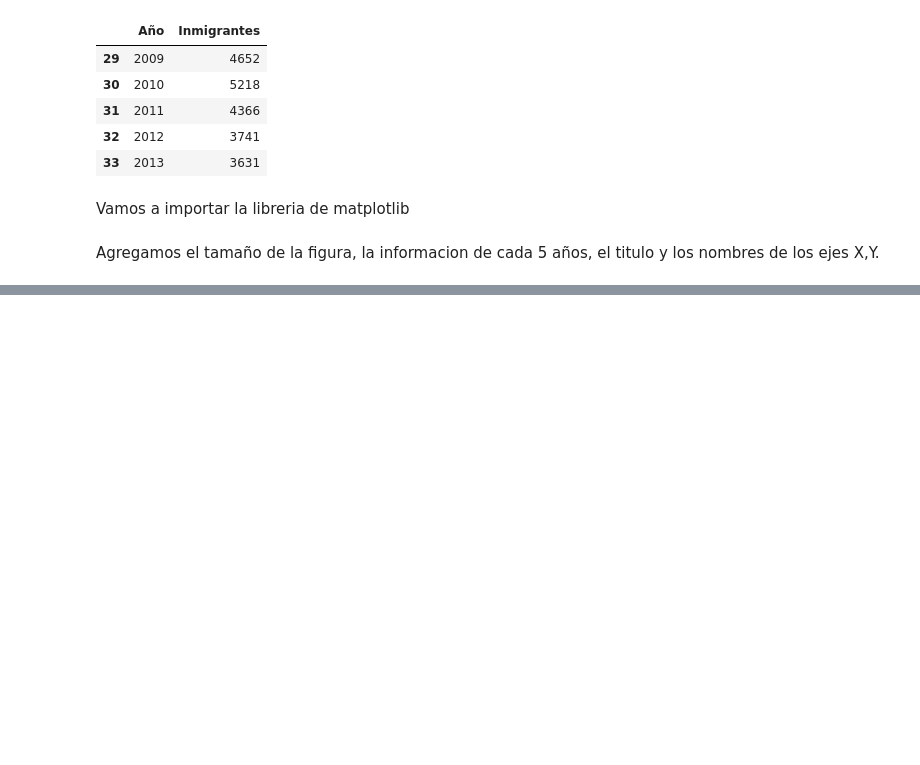
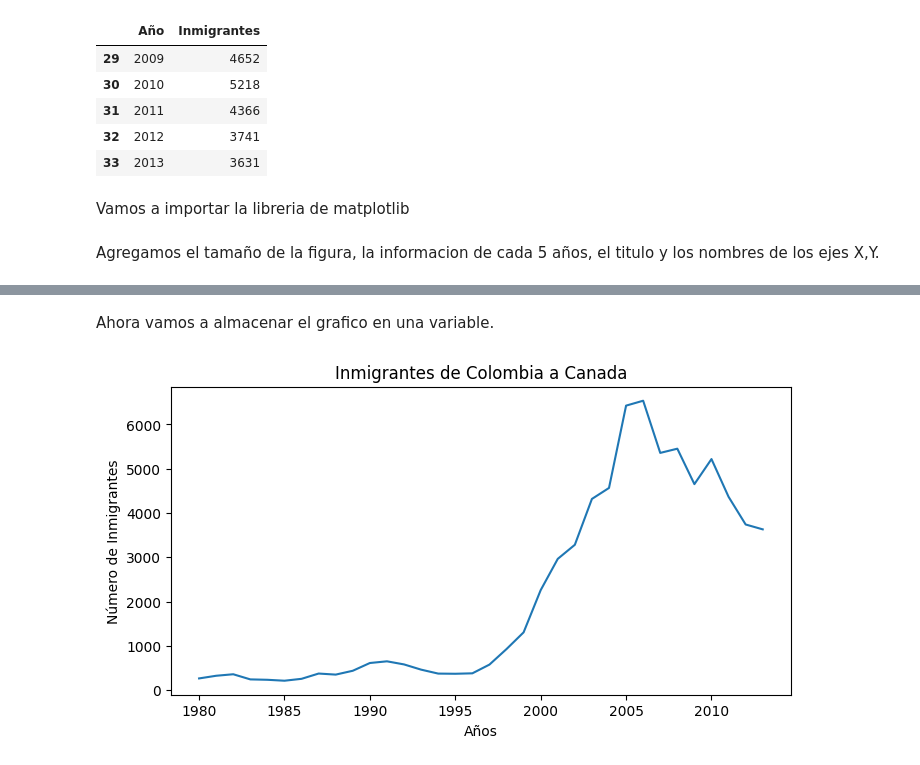
Before and after one commit to Eliecer91/Eliecer91.github.io, a Jupyter notebook: Visualizacion_Datos.ipynb, the cells around one changed output, grey strips where cells are left out. Drawn from its saved outputs; the diff is of its cells as text; code cells hidden in the pictures; blank space fills up the shorter version.

```diff
--- a/Visualizacion_Datos.ipynb
+++ b/Visualizacion_Datos.ipynb
@@ -152,0 +153,12 @@ Text(0, 0.5, 'Inmigrantes')
+# %% [markdown]
+Ahora vamos a almacenar el grafico en una variable.
+# %%
+fig, ax = plt.subplots(figsize=(8,4))
+ax.plot(datos_col['Año'],datos_col['Inmigrantes'])
+ax.xaxis.set_major_locator(plt.MultipleLocator(5))
+ax.set_title('Inmigrantes de Colombia a Canada')
+ax.set_xlabel('Años')
+ax.set_ylabel('Número de Inmigrantes')
+plt.show()
+# %% [output]
+[figure, added]
```
Also changed, not shown: parts of 3 cells of this notebook.
